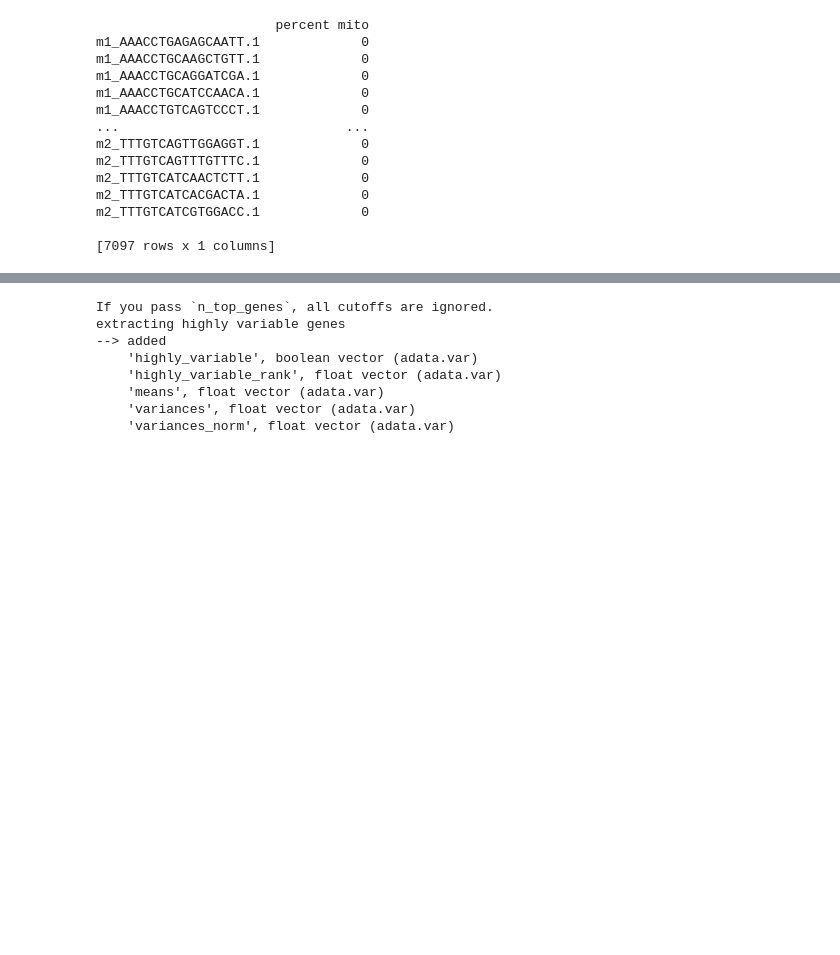
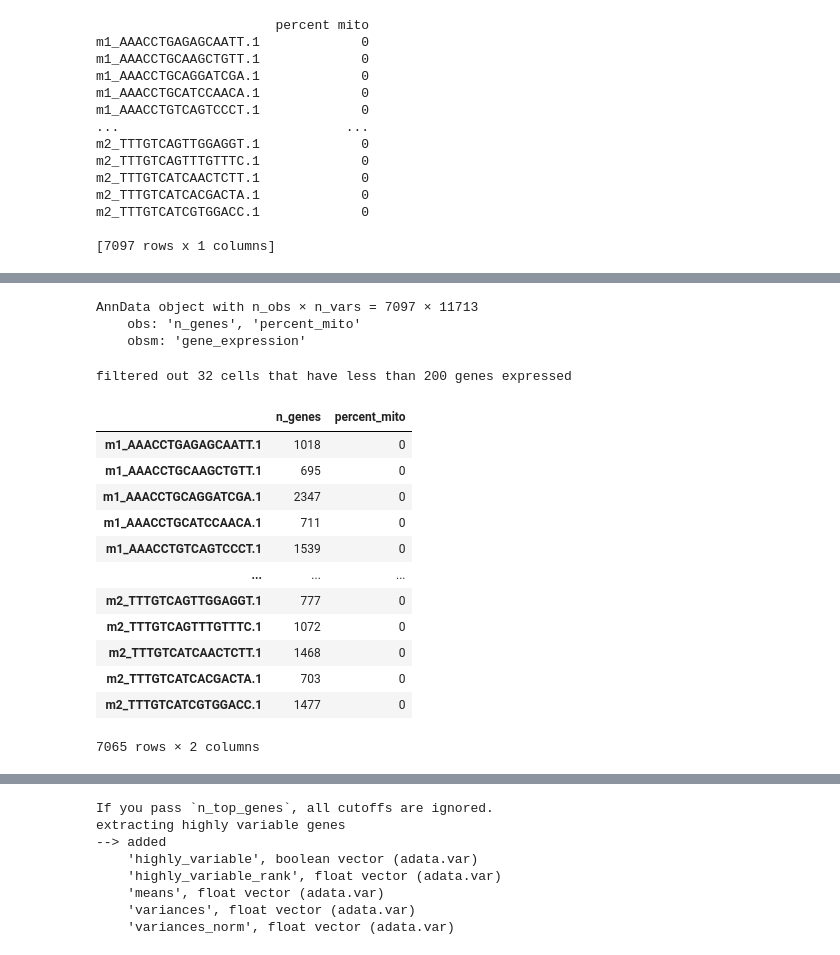
Before and after one commit to lincolnwu/scvi_practice, a Jupyter notebook: murine_scvi.ipynb, the cells around one changed output, grey strips where cells are left out. Saved outputs shown, nothing was run; the diff lists cells and outputs as text; code cells hidden in the pictures; blank space fills up the shorter version.

```diff
--- a/murine_scvi.ipynb
+++ b/murine_scvi.ipynb
@@ -163,3 +139,31 @@ AnnData object with n_obs × n_vars = 7097 × 11713
+# %%
+adata
+# %% [output]
+AnnData object with n_obs × n_vars = 7097 × 11713
+    obs: 'n_genes', 'percent_mito'
+    obsm: 'gene_expression'
+# %%
+#adata.var_names_make_unique()
+sc.pp.filter_cells(adata, min_genes = 200)
+sc.pp.filter_genes(adata, min_cells = 3)
+# %% [output]
+filtered out 32 cells that have less than 200 genes expressed
+# %%
+adata.obs
+# %% [output]
+|  | n_genes | percent_mito |
+| m1_AAACCTGAGAGCAATT.1 | 1018 | 0 |
+| m1_AAACCTGCAAGCTGTT.1 | 695 | 0 |
+| m1_AAACCTGCAGGATCGA.1 | 2347 | 0 |
+| m1_AAACCTGCATCCAACA.1 | 711 | 0 |
+| m1_AAACCTGTCAGTCCCT.1 | 1539 | 0 |
+| ... | ... | ... |
+| m2_TTTGTCAGTTGGAGGT.1 | 777 | 0 |
+| m2_TTTGTCAGTTTGTTTC.1 | 1072 | 0 |
+| m2_TTTGTCATCAACTCTT.1 | 1468 | 0 |
+| m2_TTTGTCATCACGACTA.1 | 703 | 0 |
+| m2_TTTGTCATCGTGGACC.1 | 1477 | 0 |
+7065 rows × 2 columns
 # %%
 # Continue building adata
 adata.layers["counts"] = adata.X.copy()
```
Also changed, not shown: parts of 12 cells of this notebook.
